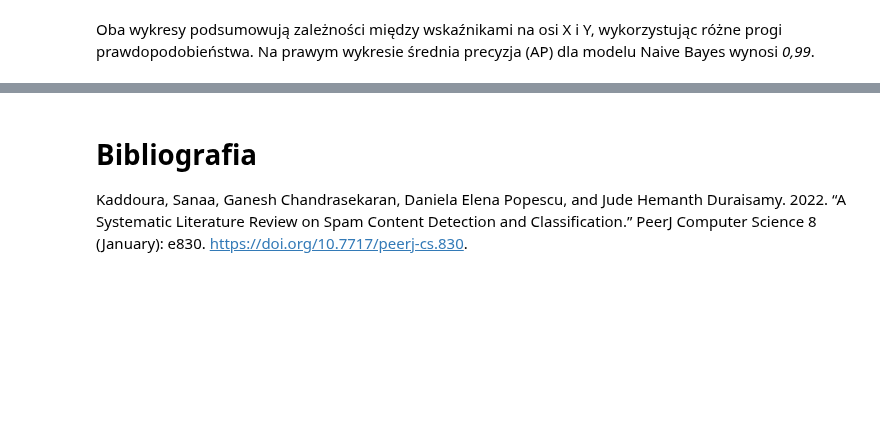
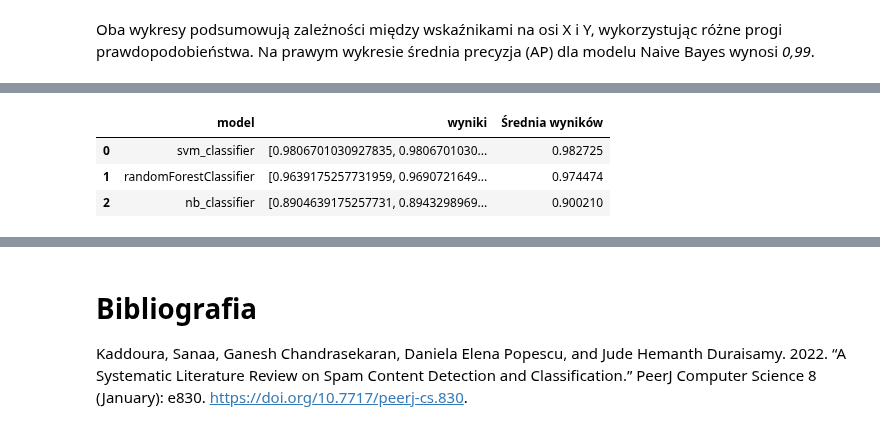
Before and after one commit to patrykzawadzkisggw/mad2, a Jupyter notebook: przyklad.ipynb, the cells around one changed output, grey strips where cells are left out. Cells and saved outputs as stored; diff of their text form; code cells hidden in the pictures; blank space fills up the shorter version.

```diff
--- a/przyklad.ipynb
+++ b/przyklad.ipynb
@@ -753,0 +713,19 @@ svm_classifier.score(pca.transform(test_data_features2.toarray()), test_class2)
+# %%
+from sklearn.model_selection import cross_val_score
+svm_scores = cross_val_score(svm_classifier, train_data_pca, train_class, cv=5)
+nb_scores = cross_val_score(nb_classifier, train_data_features.toarray(), train_class, cv=5)
+rf_scores = cross_val_score(randomForestClassifier, train_data_features.toarray(), train_class, cv=5)
+data = {
+    'model': ['svm_classifier', 'randomForestClassifier', 'nb_classifier'],
+    'wyniki': [svm_scores,rf_scores,nb_scores],
+    'Średnia wyników': [svm_scores.mean(),rf_scores.mean(),nb_scores.mean()]
+}
+
+df = pd.DataFrame(data)
+
+display(df)
+# %% [output]
+|  | model | wyniki | Średnia wyników |
+| 0 | svm_classifier | [0.9806701030927835, 0.9806701030... | 0.982725 |
+| 1 | randomForestClassifier | [0.9639175257731959, 0.9690721649... | 0.974474 |
+| 2 | nb_classifier | [0.8904639175257731, 0.8943298969... | 0.900210 |
```
Also changed, not shown: parts of 18 cells of this notebook.
